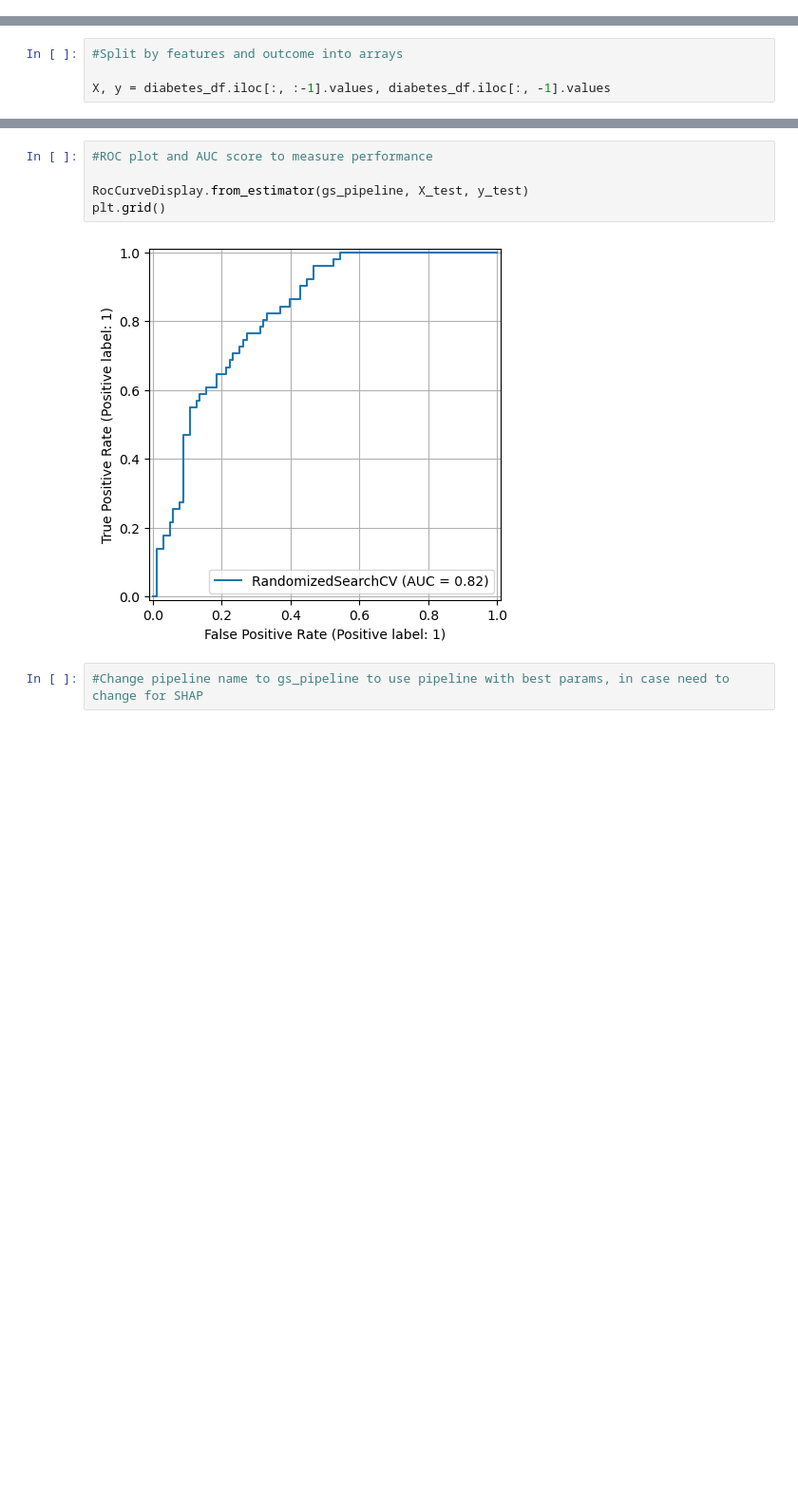
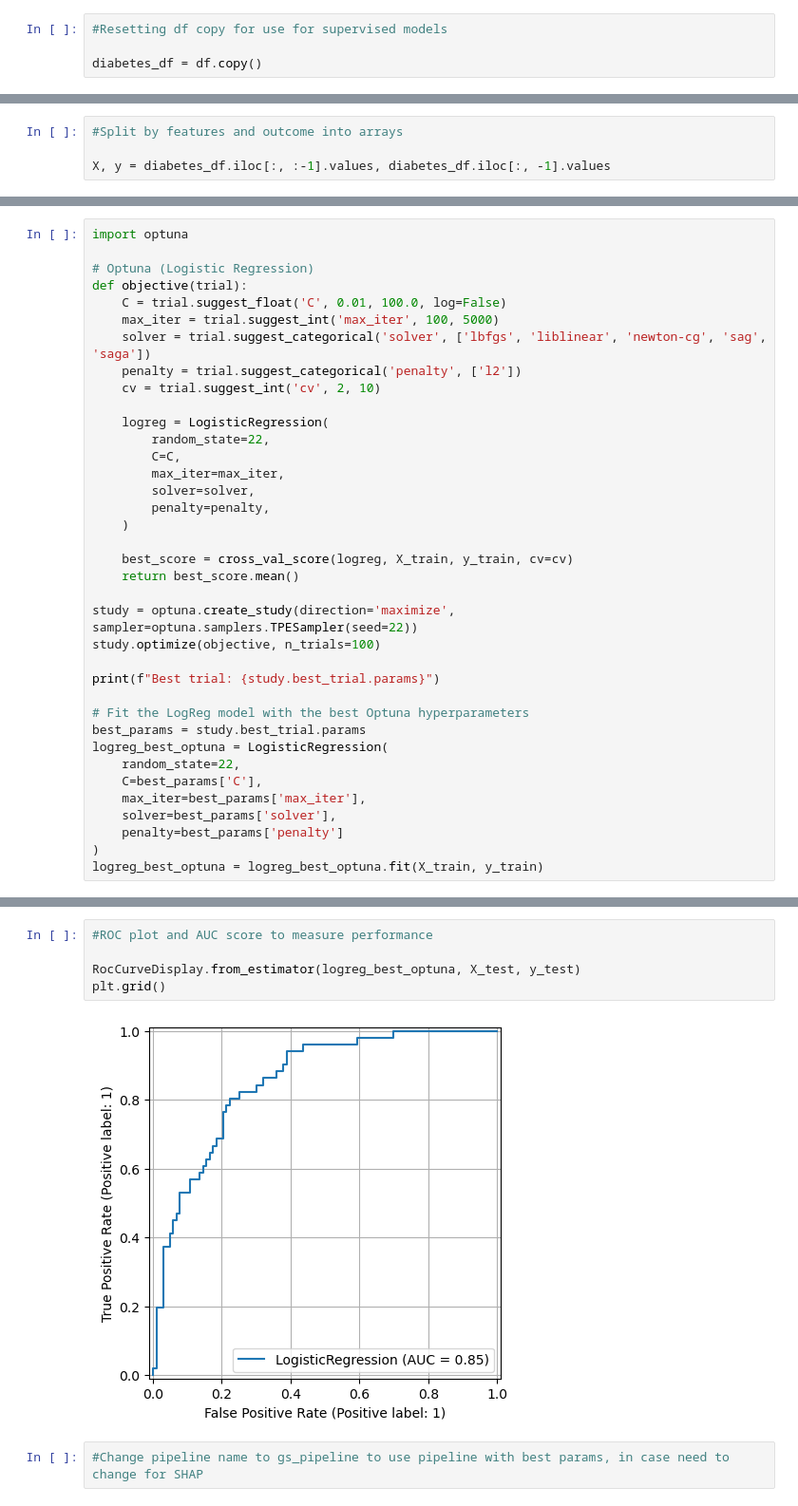
Before and after one commit to loseeu1094661/BMI-6015_Project, a Jupyter notebook: merged_notebook_2.ipynb, the cells around one changed output, grey strips where cells are left out. Shown at 95% size. Saved outputs shown, nothing was run; the diff lists cells and outputs as text; blank space fills up the shorter version.

Commit message:
updating models

```diff
--- a/merged_notebook_2.ipynb
+++ b/merged_notebook_2.ipynb
@@ -315,5 +315,9 @@ Logistic Regression, Decision Tree, SVM
 Evaluate and report on the results of the best models
 
 Organize steps using pipelines.
+# %%
+#Resetting df copy for use for supervised models
+
+diabetes_df = df.copy()
 # %% [markdown]
 ## Data Statistics and Visualizations
@@ -627,0 +745,37 @@ Confusion Matrix:
+# %%
+import optuna
+
+# Optuna (Logistic Regression)
+def objective(trial):
+    C = trial.suggest_float('C', 0.01, 100.0, log=False)
+    max_iter = trial.suggest_int('max_iter', 100, 5000)
+    solver = trial.suggest_categorical('solver', ['lbfgs', 'liblinear', 'newton-cg', 'sag', 'saga'])
+    penalty = trial.suggest_categorical('penalty', ['l2'])
+    cv = trial.suggest_int('cv', 2, 10)
+
+    logreg = LogisticRegression(
+        random_state=22,
+        C=C,
+        max_iter=max_iter,
+        solver=solver,
+        penalty=penalty,
+    )
+
+    best_score = cross_val_score(logreg, X_train, y_train, cv=cv)
+    return best_score.mean()
+
+study = optuna.create_study(direction='maximize', sampler=optuna.samplers.TPESampler(seed=22))
+study.optimize(objective, n_trials=100)
+
+print(f"Best trial: {study.best_trial.params}")
+
+# Fit the LogReg model with the best Optuna hyperparameters
+best_params = study.best_trial.params
+logreg_best_optuna = LogisticRegression(
+    random_state=22,
+    C=best_params['C'],
+    max_iter=best_params['max_iter'],
+    solver=best_params['solver'],
+    penalty=best_params['penalty']
+)
+logreg_best_optuna = logreg_best_optuna.fit(X_train, y_train)
@@ -628,10 +825,10 @@ Confusion Matrix:
 # %%
 #ROC plot and AUC score to measure performance
 
-RocCurveDisplay.from_estimator(gs_pipeline, X_test, y_test)
+RocCurveDisplay.from_estimator(logreg_best_optuna, X_test, y_test)
 plt.grid()
 # %% [output]
-[figure, old version]
+[figure, new version]
 # %%
 #Change pipeline name to gs_pipeline to use pipeline with best params, in case need to change for SHAP
 # %%
```
Also changed, not shown: parts of 36 cells of this notebook.
